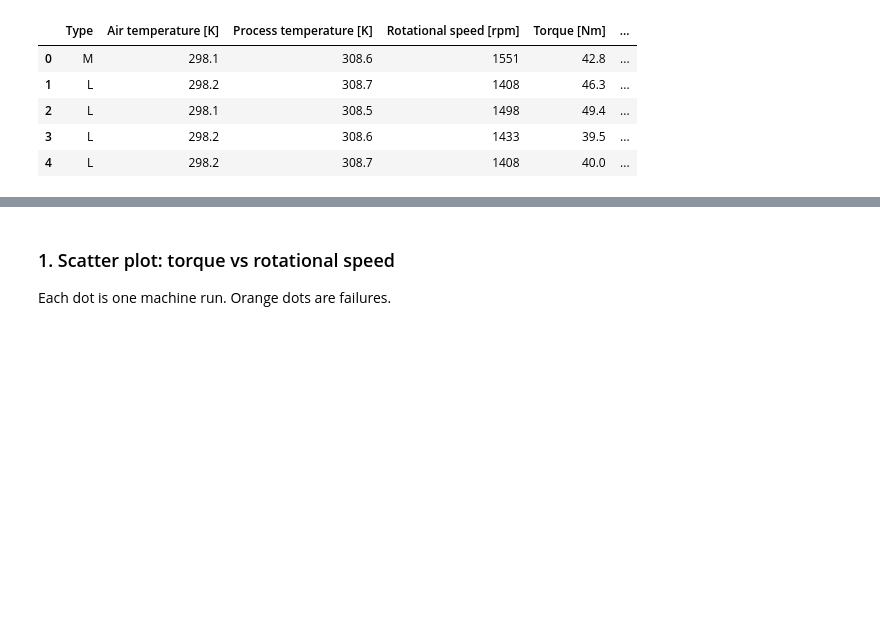
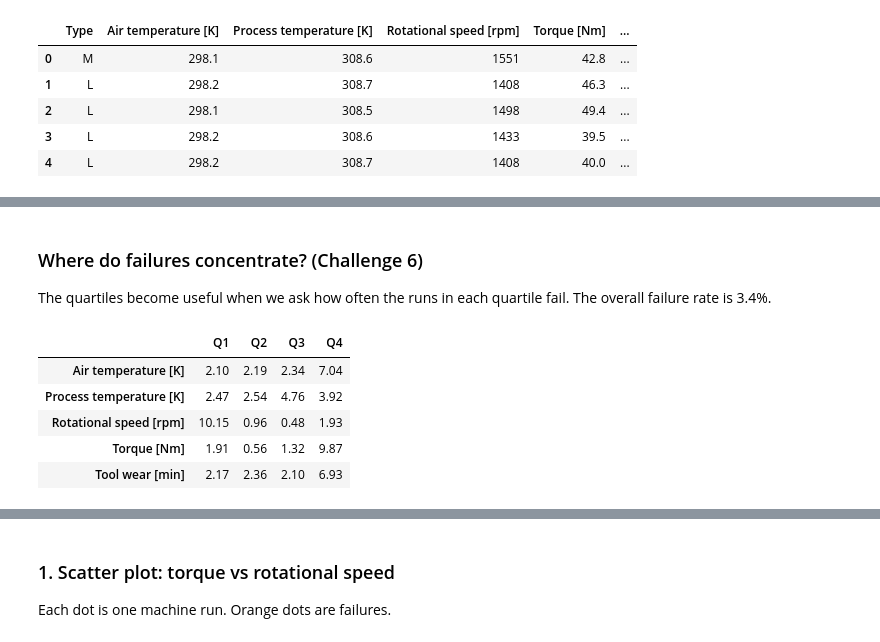
Before and after one commit to DavisenV/Group1-PROG8431-DataAnalysis, a Jupyter notebook: main.ipynb, the cells around one changed output, grey strips where cells are left out. Drawn from its saved outputs; the diff is of its cells as text; code cells hidden in the pictures; blank space fills up the shorter version.

```diff
--- a/main.ipynb
+++ b/main.ipynb
@@ -317,0 +474,14 @@ process to manage.
+# %% [markdown]
+### Where do failures concentrate? (Challenge 6)
+
+The quartiles become useful when we ask how often the runs in each quartile fail. The overall failure rate is 3.4%.
+# %%
+quartile_failure_table = stats.failure_rate_by_quartile()
+quartile_failure_table.round(2)
+# %% [output]
+|  | Q1 | Q2 | Q3 | Q4 |
+| Air temperature [K] | 2.10 | 2.19 | 2.34 | 7.04 |
+| Process temperature [K] | 2.47 | 2.54 | 4.76 | 3.92 |
+| Rotational speed [rpm] | 10.15 | 0.96 | 0.48 | 1.93 |
+| Torque [Nm] | 1.91 | 0.56 | 1.32 | 9.87 |
+| Tool wear [min] | 2.17 | 2.36 | 2.10 | 6.93 |
```
Also changed, not shown: parts of 54 cells of this notebook.
